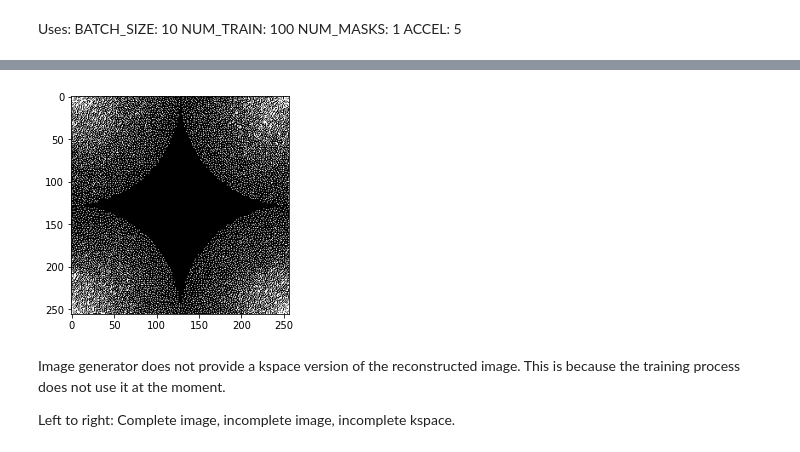
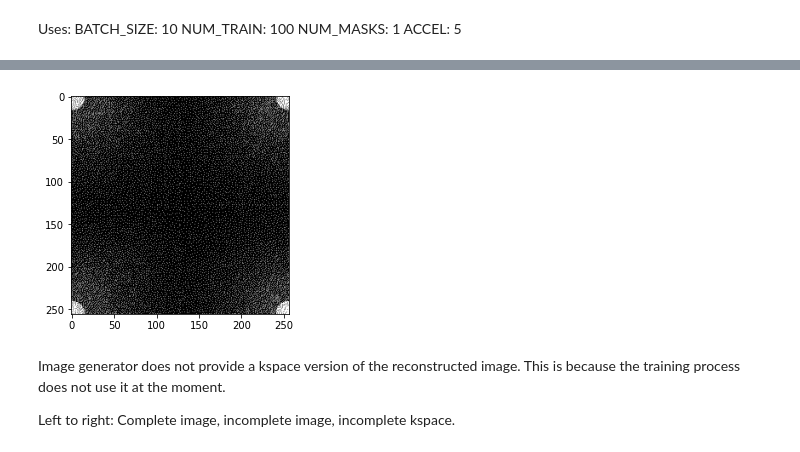
Before and after one commit to DuncanB6/U-NetCompare, a Jupyter notebook: gen_test.ipynb, the cells around one changed output, grey strips where cells are left out. Drawn from its saved outputs; the diff is of its cells as text; code cells hidden in the pictures.

Commit message:
Fixed mask generation.

```diff
--- a/gen_test.ipynb
+++ b/gen_test.ipynb
@@ -35,8 +39,8 @@ ADDR = Path.cwd()
     image_test,
 ) = get_brains(cfg, ADDR)
 # %%
-plt.imshow(np.fft.fftshift(mask[0], axes=(0, 1)),cmap = 'gray')
+plt.imshow(~mask[0], cmap = 'gray')
 plt.show()
 # %% [output]
-[figure, old version]
+[figure, new version]
 # %%
```
Also changed, not shown: parts of 5 cells of this notebook, 1 other file.
